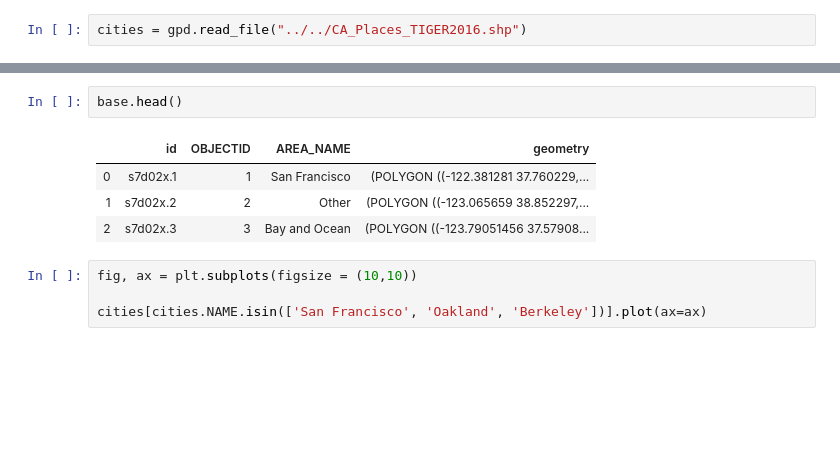
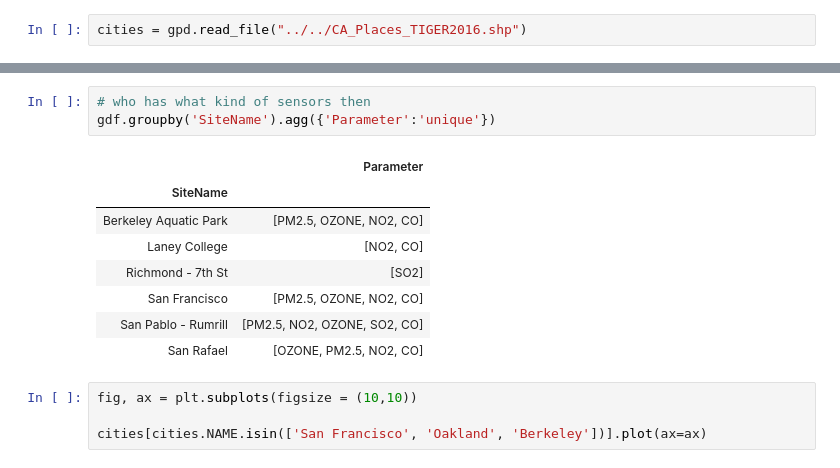
Before and after one commit to arnoldyb/air_pollution, a Jupyter notebook: initial_looks/EPA_API.ipynb, the cells around one changed output, grey strips where cells are left out. Cells and saved outputs as stored; diff of their text form; blank space fills up the shorter version.

Commit message:
a little more info on ambient sensors

```diff
--- a/initial_looks/EPA_API.ipynb
+++ b/initial_looks/EPA_API.ipynb
@@ -89,10 +89,15 @@ ax.set_ylim(MIN_LAT, MAX_LAT)
-# %%
-base.head()
-# %% [output]
-|  | id | OBJECTID | AREA_NAME | geometry |
-| 0 | s7d02x.1 | 1 | San Francisco | (POLYGON ((-122.381281 37.760229,... |
-| 1 | s7d02x.2 | 2 | Other | (POLYGON ((-123.065659 38.852297,... |
-| 2 | s7d02x.3 | 3 | Bay and Ocean | (POLYGON ((-123.79051456 37.57908... |
+# %%
+# who has what kind of sensors then
+gdf.groupby('SiteName').agg({'Parameter':'unique'})
+# %% [output]
+|  | Parameter |
+| SiteName |  |
+| Berkeley Aquatic Park | [PM2.5, OZONE, NO2, CO] |
+| Laney College | [NO2, CO] |
+| Richmond - 7th St | [SO2] |
+| San Francisco | [PM2.5, OZONE, NO2, CO] |
+| San Pablo - Rumrill | [PM2.5, NO2, OZONE, SO2, CO] |
+| San Rafael | [OZONE, PM2.5, NO2, CO] |
 # %%
 fig, ax = plt.subplots(figsize = (10,10))
 
```
Also changed, not shown: parts of 1 cell of this notebook.
